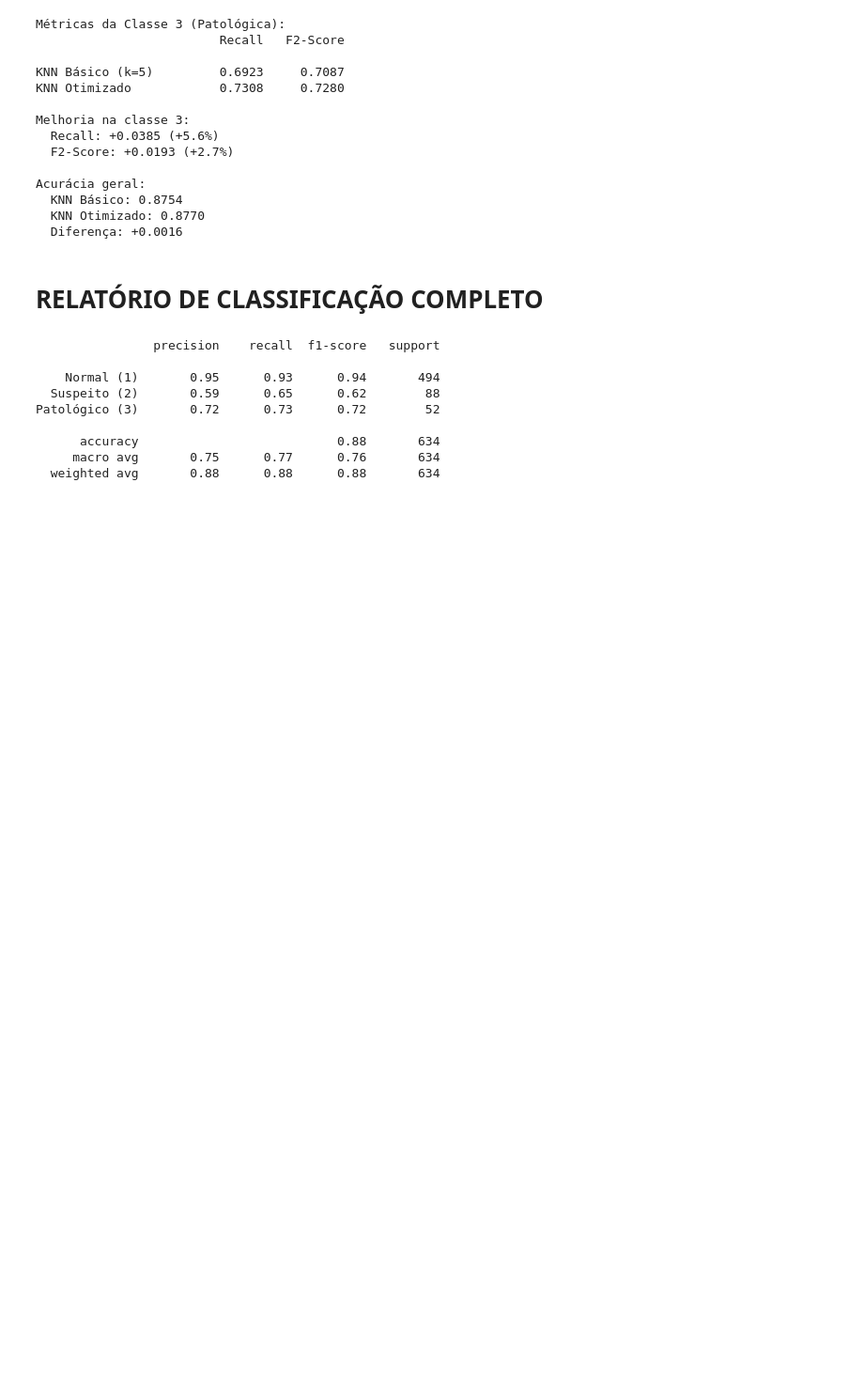
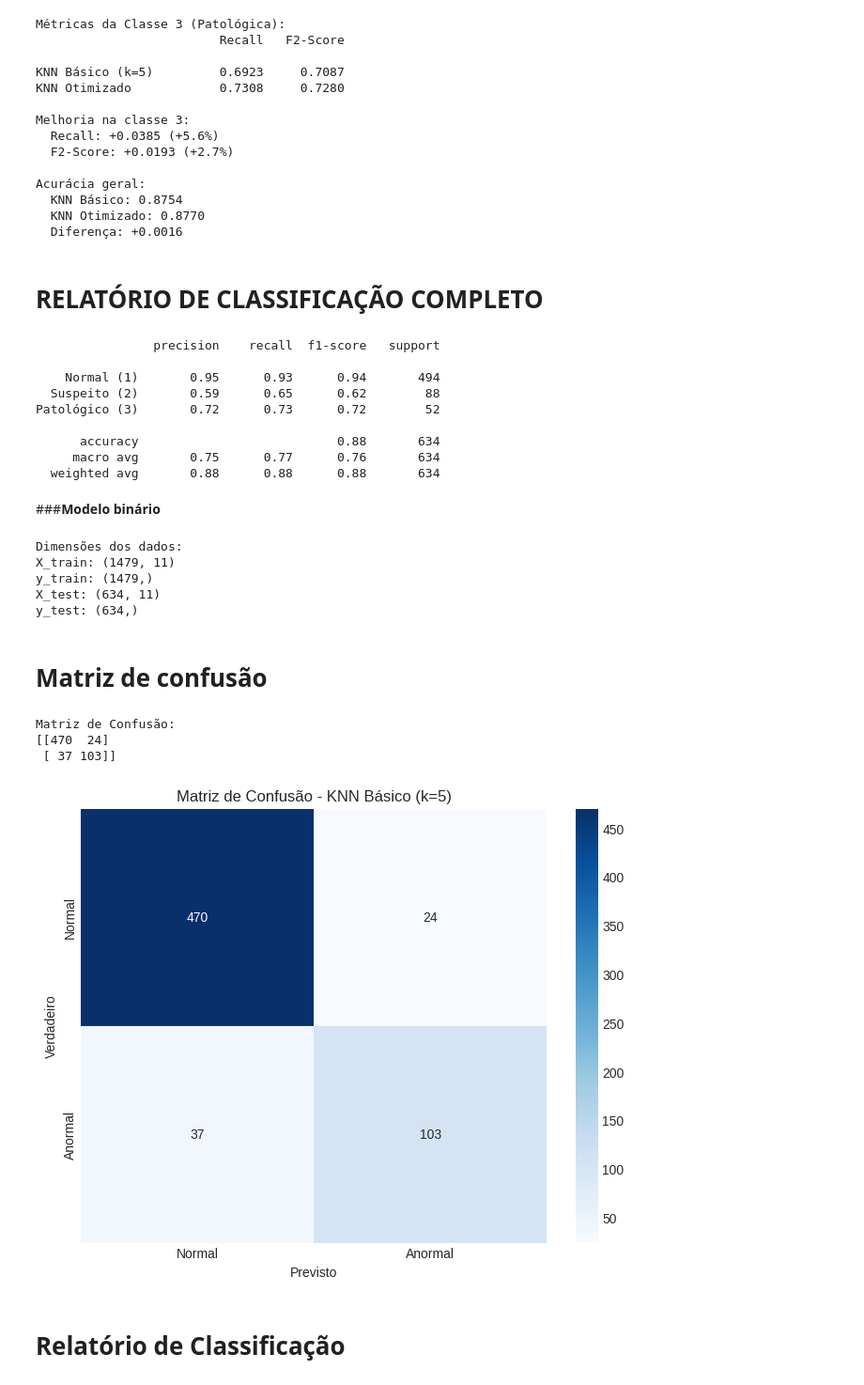
Before and after one commit to luis-erf/Analise-de-saude-fetal, a Jupyter notebook: Modelos/Modelagem_KNN.ipynb, the cells around one changed output. Shown at 94% size. Drawn from its saved outputs; the diff is of its cells as text; code cells hidden in the pictures; blank space fills up the shorter version.

Commit message:
fix modelos KNN e MLP

```diff
--- a/Modelos/Modelagem_KNN.ipynb
+++ b/Modelos/Modelagem_KNN.ipynb
@@ -263,3 +307,75 @@ Patológico (3)       0.72      0.73      0.72        52
       accuracy                           0.88       634
      macro avg       0.75      0.77      0.76       634
   weighted avg       0.88      0.88      0.88       634
+# %% [markdown]
+###**Modelo binário**
+# %%
+# Dataset de treino
+df_train_bin = pd.read_csv('fetal_health_train.csv')
+# Dataset de teste
+df_test_bin = pd.read_csv('fetal_health_test.csv')
+# %%
+# Conversão do modelo em binário
+# No conjunto de treino
+y_train_bin = df_train_bin['fetal_health']
+y_train_bin = y_train_bin.replace(3, 2)
+df_train_bin['fetal_health'] = y_train_bin
+
+# No conjunto de teste
+y_test_bin = df_test_bin['fetal_health']
+y_test_bin = y_test_bin.replace(3, 2)
+df_test_bin['fetal_health'] = y_test_bin
+
+# Resetando valores de X
+X_train_bin = df_train_bin.drop('fetal_health', axis=1)
+X_test_bin = df_test_bin.drop('fetal_health', axis=1)
+
+print(f"Dimensões dos dados:")
+print(f"X_train: {X_train_bin.shape}")
+print(f"y_train: {y_train_bin.shape}")
+print(f"X_test: {X_test_bin.shape}")
+print(f"y_test: {y_test_bin.shape}")
+# %% [output]
+Dimensões dos dados:
+X_train: (1479, 11)
+y_train: (1479,)
+X_test: (634, 11)
+y_test: (634,)
+# %%
+# Modelo KNN básico (k=5 é um valor comum inicial)
+knn_basico_bin = KNeighborsClassifier(n_neighbors=5)
+knn_basico_bin.fit(X_train_bin, y_train_bin)
+
+# Fazendo previsões
+y_pred_bin = knn_basico_bin.predict(X_test_bin)
+y_pred_proba_bin = knn_basico_bin.predict_proba(X_test_bin)[:, 1]  # Probabilidade da classe positiva (anormal)
+# %% [markdown]
+# **Matriz de confusão**
+# %%
+cm = confusion_matrix(y_test_bin, y_pred_bin)
+
+print("\nMatriz de Confusão:")
+print(cm)
+
+# Visualizando a matriz de confusão
+plt.figure(figsize=(8, 6))
+sns.heatmap(
+    cm,
+    annot=True,
+    fmt='d',
+    cmap='Blues',
+    xticklabels=['Normal', 'Anormal'],
+    yticklabels=['Normal', 'Anormal'],
+    )
+
+plt.title('Matriz de Confusão - KNN Básico (k=5)')
+plt.ylabel('Verdadeiro')
+plt.xlabel('Previsto')
+plt.show()
+# %% [output]
+Matriz de Confusão:
+[[470  24]
+ [ 37 103]]
+[figure, added]
+# %% [markdown]
+# **Relatório de Classificação**
```
Also changed, not shown: parts of 31 cells of this notebook, 1 other file.
